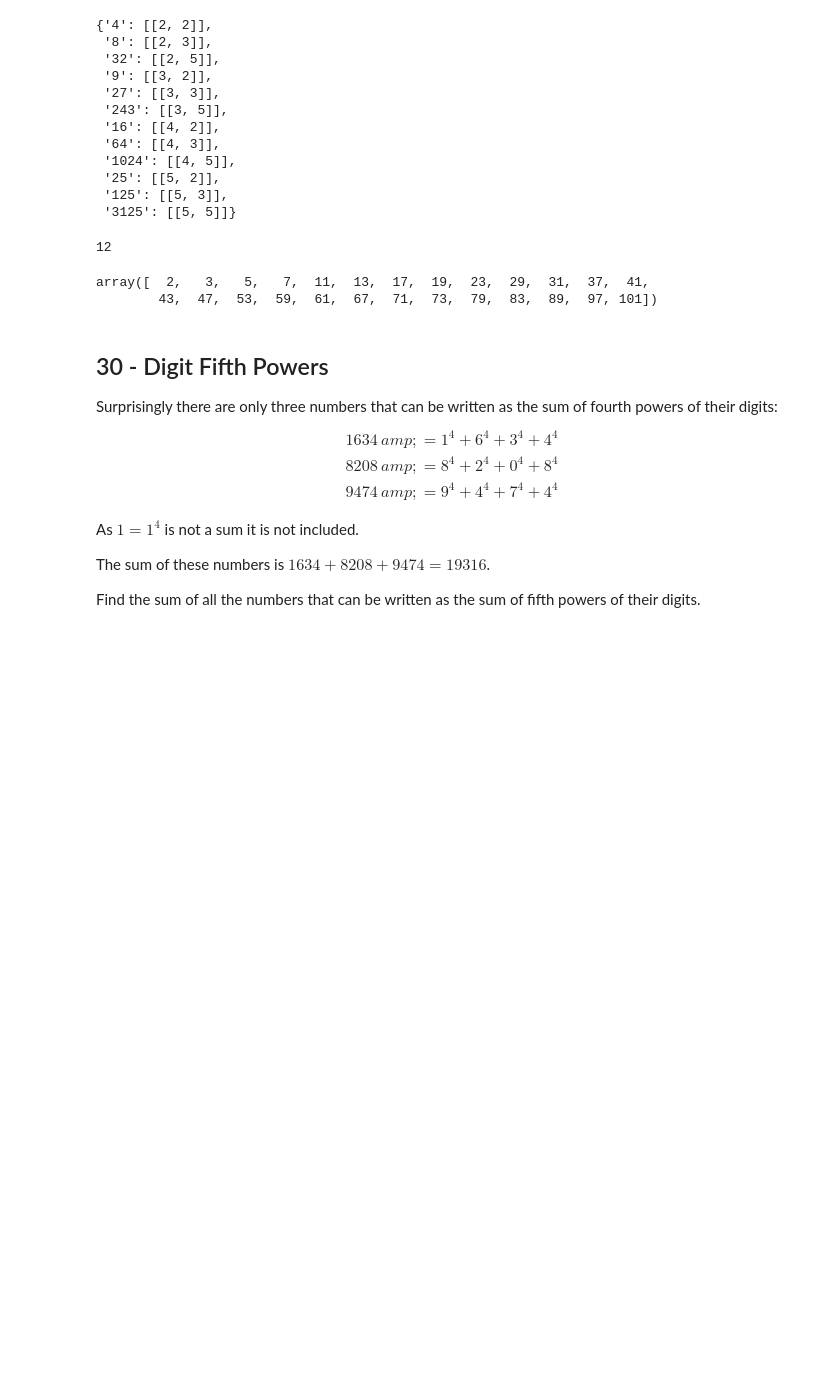
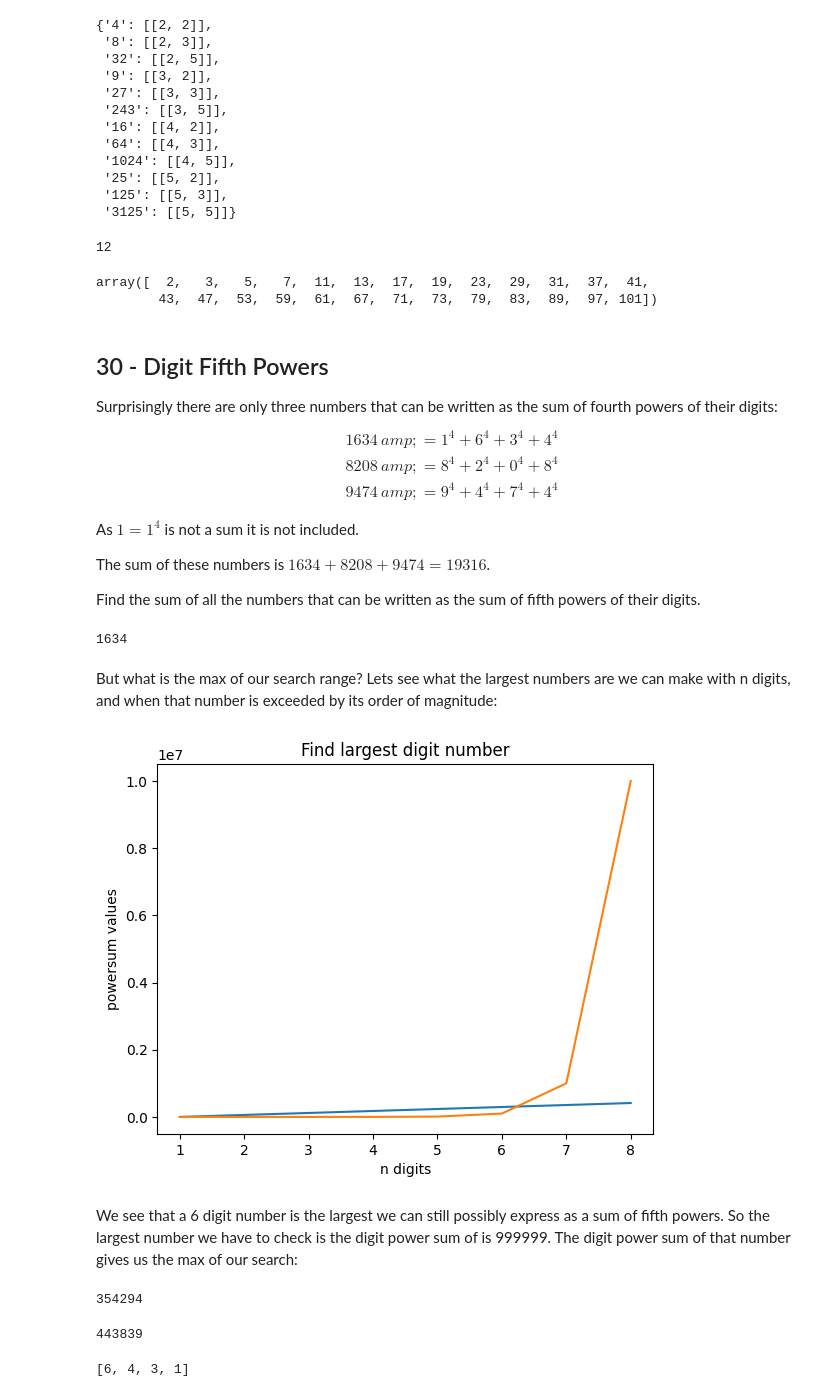
Before and after one commit to DanielDondorp/projecteuler, a Jupyter notebook: content/daniels_solutions/ProjectEuler_026-030.ipynb, the cells around one changed output. Saved outputs shown, nothing was run; the diff lists cells and outputs as text; code cells hidden in the pictures; blank space fills up the shorter version.

Commit message:
solve distinct power sums

```diff
--- a/content/daniels_solutions/ProjectEuler_026-030.ipynb
+++ b/content/daniels_solutions/ProjectEuler_026-030.ipynb
@@ -227,0 +230,4 @@ array([  2,   3,   5,   7,  11,  13,  17,  19,  23,  29,  31,  37,  41,
+# %%
+1**4+6**4+3**4+4**4
+# %% [output]
+1634
@@ -227,0 +240,20 @@ array([  2,   3,   5,   7,  11,  13,  17,  19,  23,  29,  31,  37,  41,
+# %% [markdown]
+But what is the max of our search range? Lets see what the largest numbers are we can make with n digits, and when that number is exceeded by its order of magnitude:
+# %%
+sums = [np.sum([9**5 for _ in range(x)]) for x in range(8)]
+import matplotlib.pyplot as plt
+fig, ax = plt.subplots()
+ax.plot(range(1, len(sums)+1), sums)
+ax.plot(range(1, len(sums)+1), [10**x for x in range(len(sums))])
+ax.set_xlabel("n digits")
+ax.set_ylabel("powersum values")
+ax.set_title("Find largest digit number");
+# %% [output]
+[figure, added]
+# %% [markdown]
+We see that a 6 digit number is the largest we can still possibly express as a sum of fifth powers. So the largest number we have to check is the digit power sum of is 999999. The digit power sum of that number gives us the max of our search:
+# %%
+max_number = np.sum(np.array([9 for _ in range(6)])**5)
+print(max_number)
+# %% [output]
+354294
@@ -227,0 +262,8 @@ array([  2,   3,   5,   7,  11,  13,  17,  19,  23,  29,  31,  37,  41,
+# %%
+np.sum(numbers)
+# %% [output]
+443839
+# %%
+check_power_sum(1634)
+# %% [output]
+[6, 4, 3, 1]
```
Also changed, not shown: parts of 5 cells of this notebook, 1 other file.
